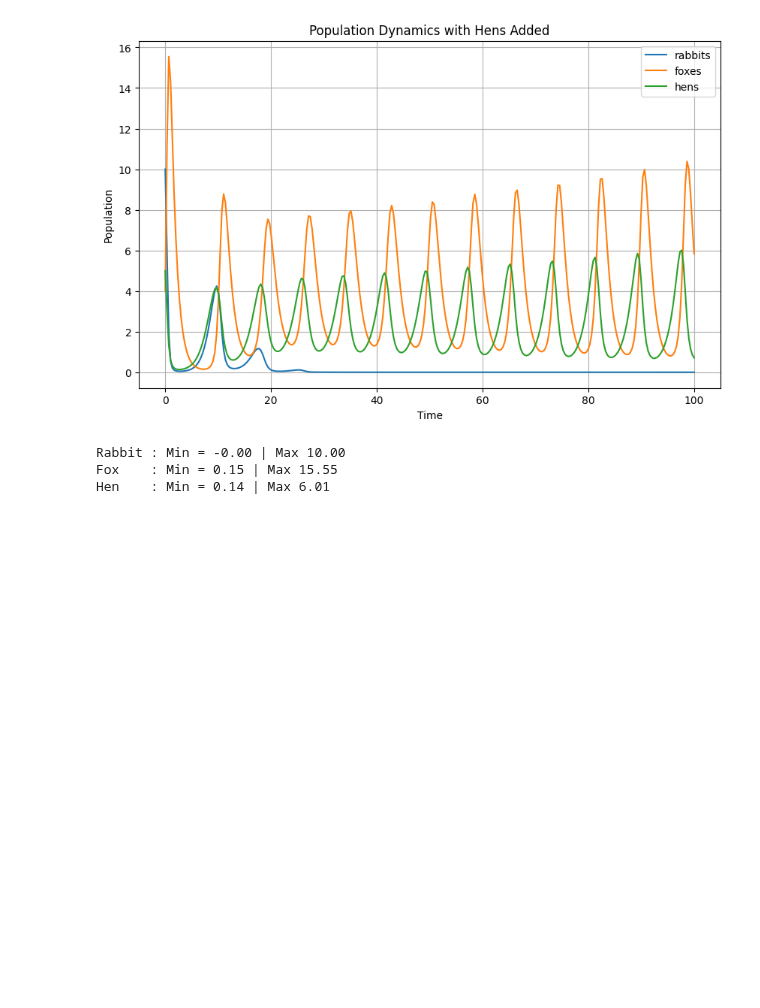
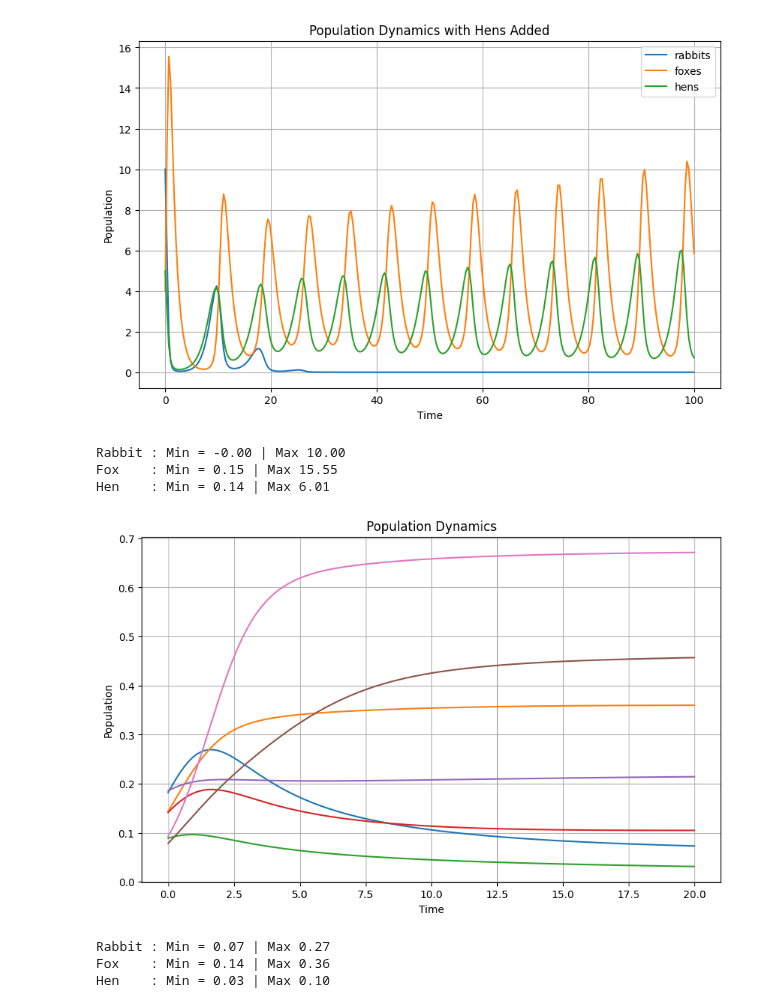
Before and after one commit to CarlosMari/TimeSeries, a Jupyter notebook: data_generation/glv_testing.ipynb, the cells around one changed output. Cells and saved outputs as stored; diff of their text form; code cells hidden in the pictures; blank space fills up the shorter version.

```diff
--- a/data_generation/glv_testing.ipynb
+++ b/data_generation/glv_testing.ipynb
@@ -67,3 +67,45 @@ Hen    : Min = {np.min(sol.y[2]):.2f} | Max {np.max(sol.y[2]):.2f}""")
 Rabbit : Min = -0.00 | Max 10.00
 Fox    : Min = 0.15 | Max 15.55
 Hen    : Min = 0.14 | Max 6.01
+# %%
+Nt=129
+tmax=20
+t=np.linspace(0., tmax, Nt)
+
+
+N = 7
+
+A = -np.random.uniform(-0.2, 1, (N, N))
+
+# Modify diagonal elements
+np.fill_diagonal(A, np.diag(A) - np.sqrt(2))
+
+r = np.random.uniform(0,1,N) + 0.5
+
+K = np.ones(N)*1000
+x0 = np.random.uniform(0.05, 0.2, N)
+
+
+sol = integrate.solve_ivp(gLV, [0, tmax], x0, args=(r, A, K), method='BDF', t_eval=t)
+
+# Plotting the results
+plt.figure(figsize=(10, 6))
+for i in range(N):
+    plt.plot(sol.t, sol.y[i], label=f'Species {i}')
+
+plt.xlabel('Time')
+plt.ylabel('Population')
+plt.title('Population Dynamics')
+#plt.legend()
+plt.grid(True)
+plt.show()
+
+# Print statistics
+print(f"""Rabbit : Min = {np.min(sol.y[0]):.2f} | Max {np.max(sol.y[0]):.2f}
+Fox    : Min = {np.min(sol.y[1]):.2f} | Max {np.max(sol.y[1]):.2f}
+Hen    : Min = {np.min(sol.y[2]):.2f} | Max {np.max(sol.y[2]):.2f}""")
+# %% [output]
+[figure, added]
+Rabbit : Min = 0.07 | Max 0.27
+Fox    : Min = 0.14 | Max 0.36
+Hen    : Min = 0.03 | Max 0.10
```
Also changed, not shown: 2 other files.
